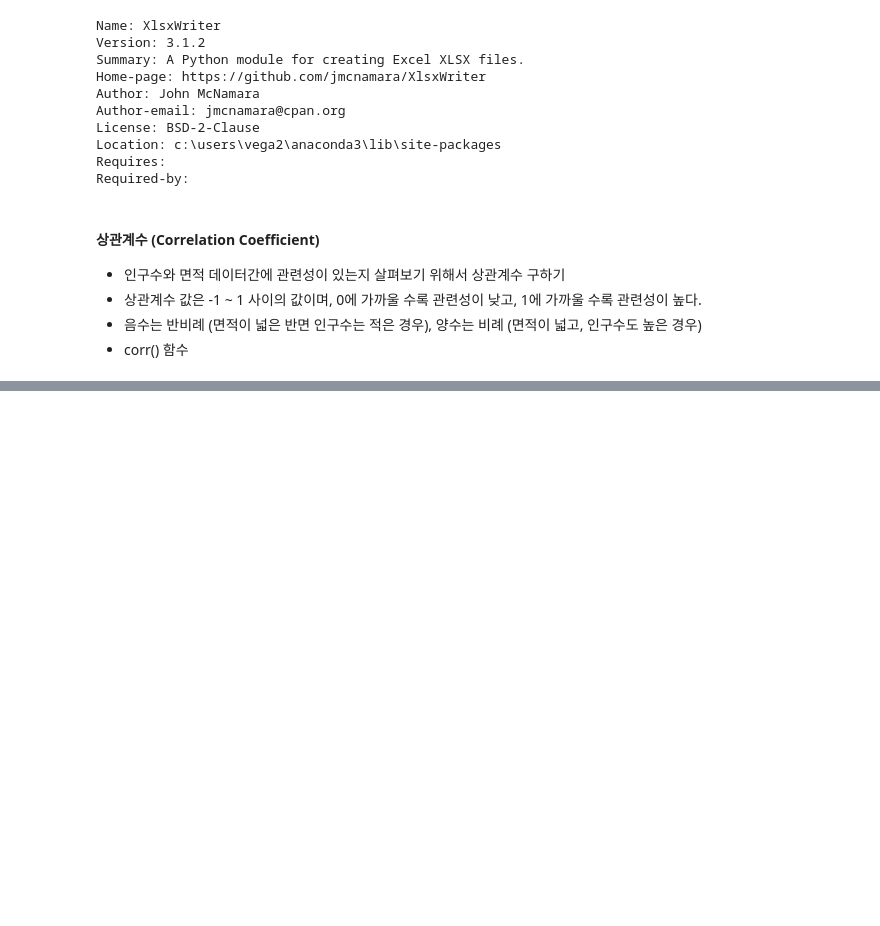
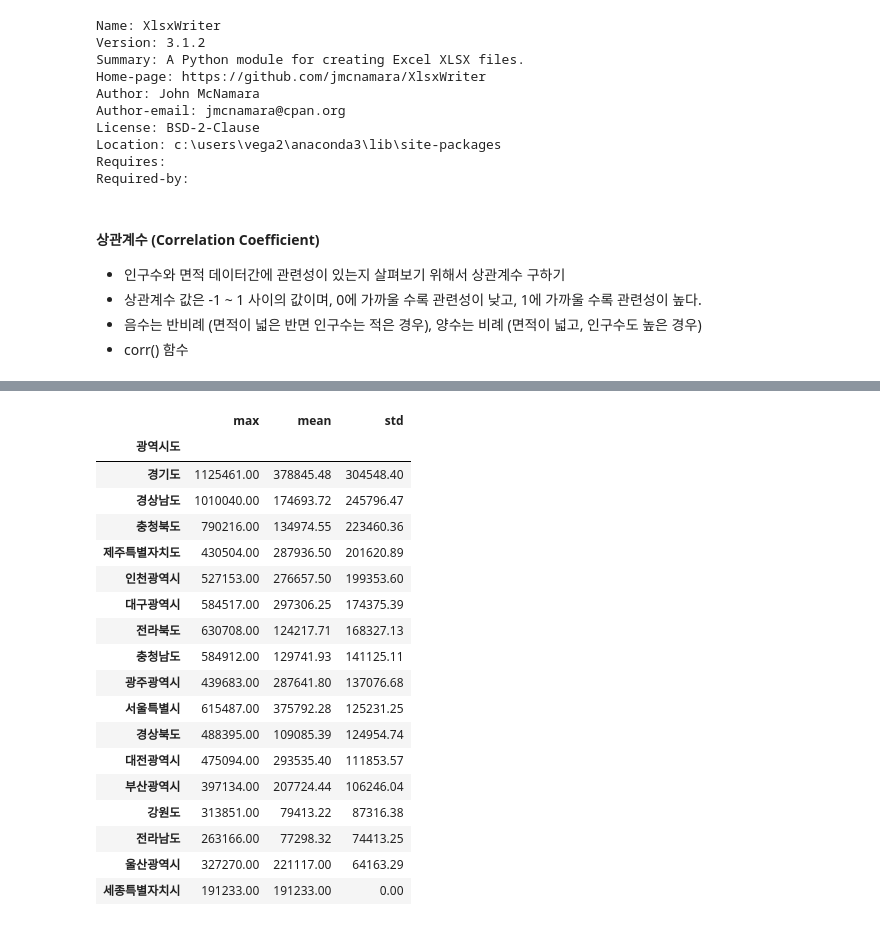
Before and after one commit to 2eeg/Python_Web_Analysis, a Jupyter notebook: 03-1.행정구역정보_분석과시각화.ipynb, the cells around one changed output, grey strips where cells are left out. Cells and saved outputs as stored; diff of their text form; code cells hidden in the pictures; blank space fills up the shorter version.

```diff
--- a/03-1.행정구역정보_분석과시각화.ipynb
+++ b/03-1.행정구역정보_분석과시각화.ipynb
@@ -579,0 +647,23 @@ writer.close() #_save()
+# %%
+# DataFrame 객체의 style 설정
+group_agg_df.style.format('{0:.2f}')
+# %% [output]
+|  | max | mean | std |
+| 광역시도 |  |  |  |
+| 경기도 | 1125461.00 | 378845.48 | 304548.40 |
+| 경상남도 | 1010040.00 | 174693.72 | 245796.47 |
+| 충청북도 | 790216.00 | 134974.55 | 223460.36 |
+| 제주특별자치도 | 430504.00 | 287936.50 | 201620.89 |
+| 인천광역시 | 527153.00 | 276657.50 | 199353.60 |
+| 대구광역시 | 584517.00 | 297306.25 | 174375.39 |
+| 전라북도 | 630708.00 | 124217.71 | 168327.13 |
+| 충청남도 | 584912.00 | 129741.93 | 141125.11 |
+| 광주광역시 | 439683.00 | 287641.80 | 137076.68 |
+| 서울특별시 | 615487.00 | 375792.28 | 125231.25 |
+| 경상북도 | 488395.00 | 109085.39 | 124954.74 |
+| 대전광역시 | 475094.00 | 293535.40 | 111853.57 |
+| 부산광역시 | 397134.00 | 207724.44 | 106246.04 |
+| 강원도 | 313851.00 | 79413.22 | 87316.38 |
+| 전라남도 | 263166.00 | 77298.32 | 74413.25 |
+| 울산광역시 | 327270.00 | 221117.00 | 64163.29 |
+| 세종특별자치시 | 191233.00 | 191233.00 | 0.00 |
```
Also changed, not shown: parts of 15 cells of this notebook, 2 other files.
